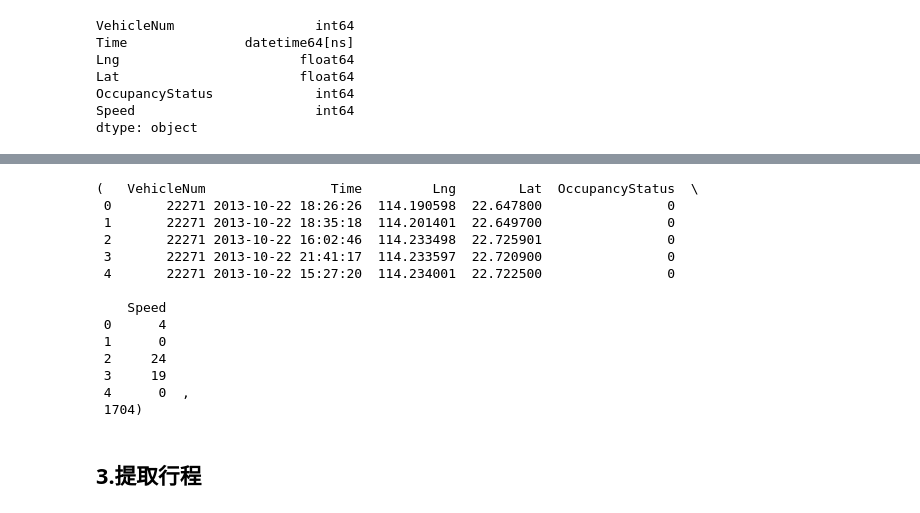
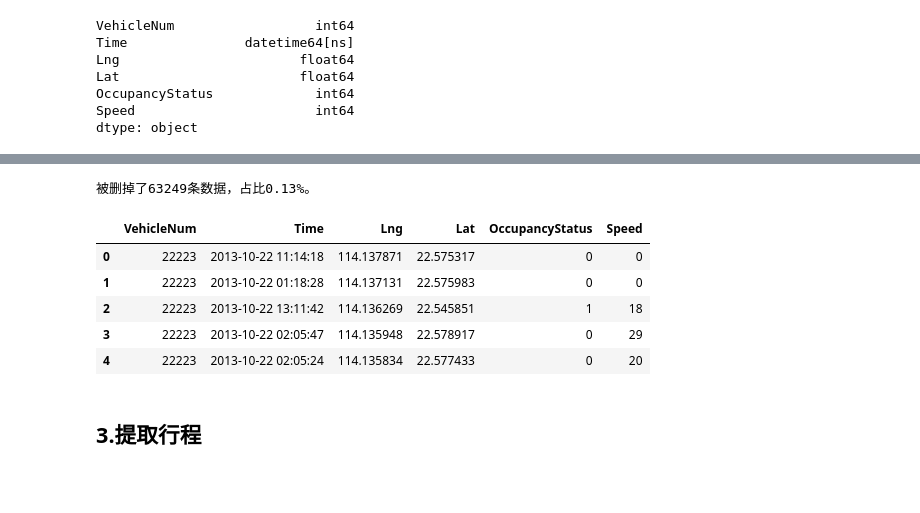
Before and after one commit to renhai-lab/Urban-Spatial-Data-Analysis-Notebook, a Jupyter notebook: 4-空间数据分析/4.1-交通大数据分析/【专题一】出租车GPS数据分析/1.从gps信息中提取OD信息.ipynb, the cells around one changed output, grey strips where cells are left out. Cells and saved outputs as stored; diff of their text form; code cells hidden in the pictures; blank space fills up the shorter version.

```diff
--- a/4-空间数据分析/4.1-交通大数据分析/【专题一】出租车GPS数据分析/1.从gps信息中提取OD信息.ipynb
+++ b/4-空间数据分析/4.1-交通大数据分析/【专题一】出租车GPS数据分析/1.从gps信息中提取OD信息.ipynb
@@ -117,33 +155,26 @@ dtype: object
 # %%
-# 检查数据的空间范围是否正确
+ # 检查数据的空间范围是否正确
 
 # 定义深圳的经纬度范围
 shenzhen_lng_range = (113.5, 114.8)
 shenzhen_lat_range = (22.3, 22.9)
 
 # 简单的过滤数据
 data_shenzhen = data[(data['Lng'] >= shenzhen_lng_range[0]) & (data['Lng'] <= shenzhen_lng_range[1]) &
                      (data['Lat'] >= shenzhen_lat_range[0]) & (data['Lat'] <= shenzhen_lat_range[1])]
 
 # 检查被筛选掉多少数据
 out_of_range_values_shenzhen = len(data) - len(data_shenzhen)
-
-data_shenzhen.head(), out_of_range_values_shenzhen
+print(f"被删掉了{out_of_range_values_shenzhen}条数据，占比{out_of_range_values_shenzhen / len(data) * 100:.2f}%。")
+data_shenzhen.head()
 # %% [output]
-(   VehicleNum                Time         Lng        Lat  OccupancyStatus  \
- 0       22271 2013-10-22 18:26:26  114.190598  22.647800                0
- 1       22271 2013-10-22 18:35:18  114.201401  22.649700                0
- 2       22271 2013-10-22 16:02:46  114.233498  22.725901                0
- 3       22271 2013-10-22 21:41:17  114.233597  22.720900                0
- 4       22271 2013-10-22 15:27:20  114.234001  22.722500                0
-
-    Speed
- 0      4
- 1      0
- 2     24
- 3     19
- 4      0  ,
- 1704)
+被删掉了63249条数据，占比0.13%。
+|  | VehicleNum | Time | Lng | Lat | OccupancyStatus | Speed |
+| 0 | 22223 | 2013-10-22 11:14:18 | 114.137871 | 22.575317 | 0 | 0 |
+| 1 | 22223 | 2013-10-22 01:18:28 | 114.137131 | 22.575983 | 0 | 0 |
+| 2 | 22223 | 2013-10-22 13:11:42 | 114.136269 | 22.545851 | 1 | 18 |
+| 3 | 22223 | 2013-10-22 02:05:47 | 114.135948 | 22.578917 | 0 | 29 |
+| 4 | 22223 | 2013-10-22 02:05:24 | 114.135834 | 22.577433 | 0 | 20 |
 # %% [markdown]
 ## 3.提取行程
 # %% [markdown]
```
Also changed, not shown: parts of 9 cells of this notebook, 7 other files.
